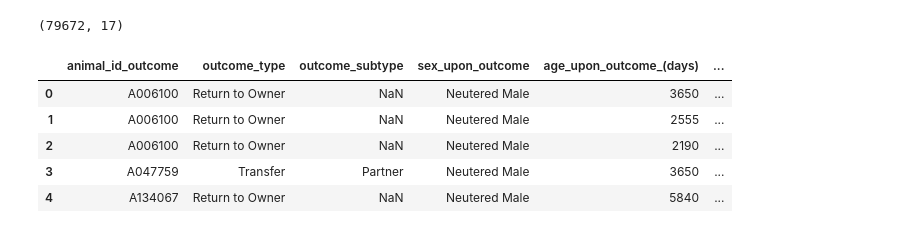
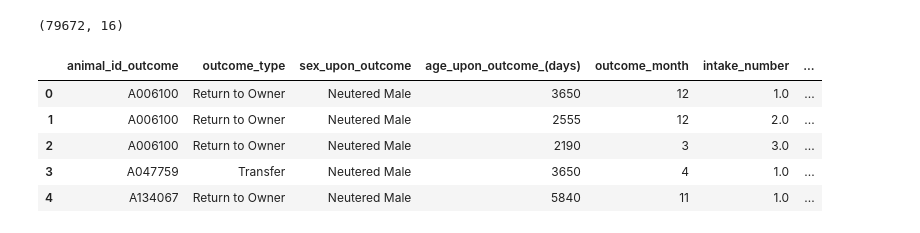
Before and after one commit to tara-pogancev/animal-adoption-prediction, a Jupyter notebook: Data Wrangling.ipynb, the cells around one changed output. Cells and saved outputs as stored; diff of their text form; code cells hidden in the pictures.

```diff
--- a/Data Wrangling.ipynb
+++ b/Data Wrangling.ipynb
@@ -5,32 +4,31 @@ import seaborn as sb
 # %%
 # Import Austin Animal Center intakes and outcomes -
 aac_df = pd.read_csv("aac_intakes_outcomes.csv")[[
     'animal_id_outcome',
     'outcome_type',
-    'outcome_subtype',
     'sex_upon_outcome',
     'age_upon_outcome_(days)',
     'outcome_month',
-    'outcome_number',
+    'intake_number',
     'animal_id_intake',
     'animal_type',
     'breed',
     'color',
     'intake_condition',
     'intake_type',
     'sex_upon_intake',
     'age_upon_intake_(days)',
     'intake_month',
     'time_in_shelter_days', # goal
 ]]
 
 print(aac_df.shape)
 aac_df.head()
 # %% [output]
-(79672, 17)
+(79672, 16)
-|  | animal_id_outcome | outcome_type | outcome_subtype | sex_upon_outcome | age_upon_outcome_(days) | ... |
-| 0 | A006100 | Return to Owner | NaN | Neutered Male | 3650 | ... |
-| 1 | A006100 | Return to Owner | NaN | Neutered Male | 2555 | ... |
-| 2 | A006100 | Return to Owner | NaN | Neutered Male | 2190 | ... |
-| 3 | A047759 | Transfer | Partner | Neutered Male | 3650 | ... |
-| 4 | A134067 | Return to Owner | NaN | Neutered Male | 5840 | ... |
+|  | animal_id_outcome | outcome_type | sex_upon_outcome | age_upon_outcome_(days) | outcome_month | intake_number | ... |
+| 0 | A006100 | Return to Owner | Neutered Male | 3650 | 12 | 1.0 | ... |
+| 1 | A006100 | Return to Owner | Neutered Male | 2555 | 12 | 2.0 | ... |
+| 2 | A006100 | Return to Owner | Neutered Male | 2190 | 3 | 3.0 | ... |
+| 3 | A047759 | Transfer | Neutered Male | 3650 | 4 | 1.0 | ... |
+| 4 | A134067 | Return to Owner | Neutered Male | 5840 | 11 | 1.0 | ... |
```
Also changed, not shown: parts of 35 cells of this notebook, 1 other file.
